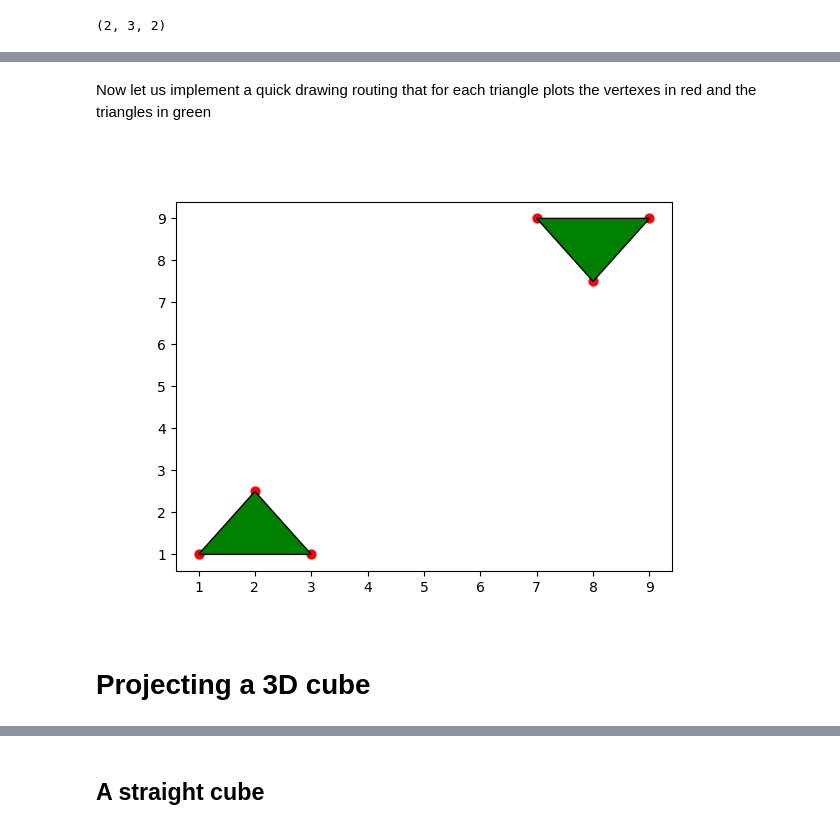
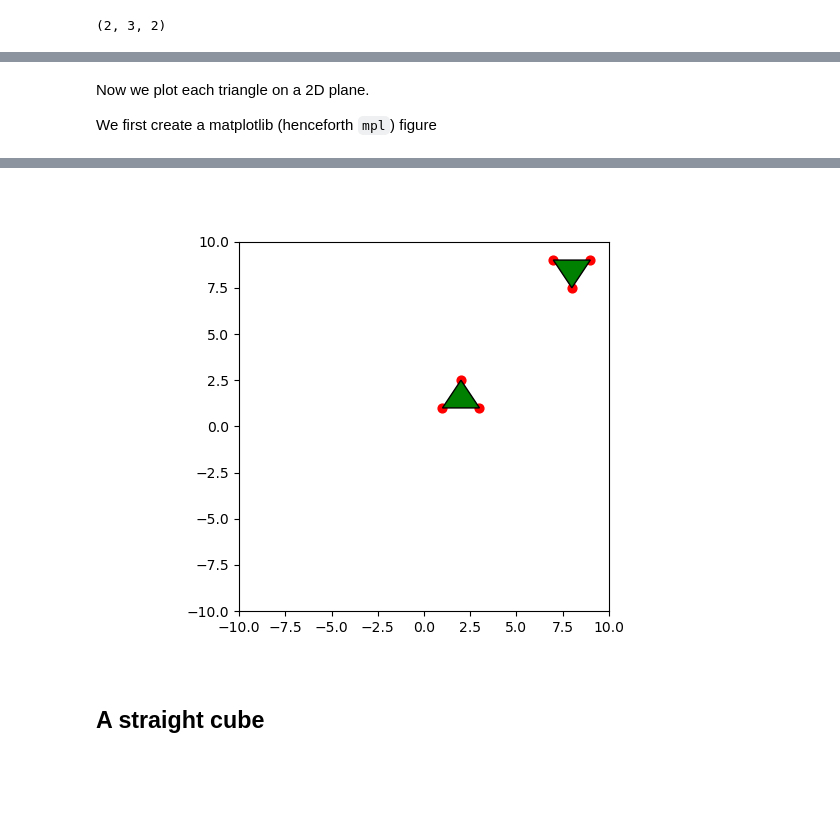
Before and after one commit to guraltsev/visualizating-space, a Jupyter notebook: 001-Plotting-polygons.ipynb, the cells around one changed output, grey strips where cells are left out. Saved outputs shown, nothing was run; the diff lists cells and outputs as text; code cells hidden in the pictures; blank space fills up the shorter version.

```diff
--- a/Cubes-001.ipynb
+++ b/001-Plotting-polygons.ipynb
@@ -51,18 +40,29 @@ array([[8. , 7.5],
 # %% [markdown]
-Now let us implement a quick drawing routing that for each triangle plots the vertexes in red and the triangles in green
+Now we plot each triangle on a 2D plane.
+
+We first create a matplotlib (henceforth `mpl`) figure
-# %%
-def plotTriangles2D(Triangles2D):
-    plt.close()
-    plt.figure()
-    for triangle in Triangles2D:
-        plt.scatter(triangle[:, 0], triangle[:, 1], s=40, color="red")
-        tri_poly = plt.Polygon(triangle[:3, :], edgecolor="black", facecolor="green")
-        plt.gca().add_patch(tri_poly)
-    plt.show()
-
-
-plotTriangles2D(Triangles2D)
-# %% [output]
-[figure, removed]
-# %% [markdown]
-# Projecting a 3D cube
+# %%
+try:
+    mpl.close(fig_Many2DTriangles)
+except (NameError, AttributeError):
+    pass
+fig_Many2DTriangles, ax_Many2DTriangles = mpl.subplots()
+
+def updateMany2DTriangles(button=None):
+    ax_Many2DTriangles.cla()
+    ax_Many2DTriangles.set_aspect(1)
+    ax_Many2DTriangles.set(xlim=(-10, 10), ylim=(-10, 10))
+
+    global Triangles2D
+    for triangle in Triangles2D:
+        mpl.scatter(triangle[:, 0], triangle[:, 1], s=40, color="red")
+        tri_poly = mpl.Polygon(triangle[:3, :], edgecolor="black", facecolor="green")
+        mpl.gca().add_patch(tri_poly)
+
+
+updateMany2DTriangles()
+
+btn_UpdateManyMany2DTriangles = widgets.Button(description="Update")
+display(btn_UpdateManyMany2DTriangles)
+btn_UpdateManyMany2DTriangles.on_click(updateMany2DTriangles)
+# %% [output]
@@ -69,3 +70,4 @@ plotTriangles2D(Triangles2D)
+[figure, added]
 # %%
 from mpl_toolkits.mplot3d.art3d import Line3DCollection
 # %%
```
Also changed, not shown: parts of 13 cells of this notebook, 2 other files.
